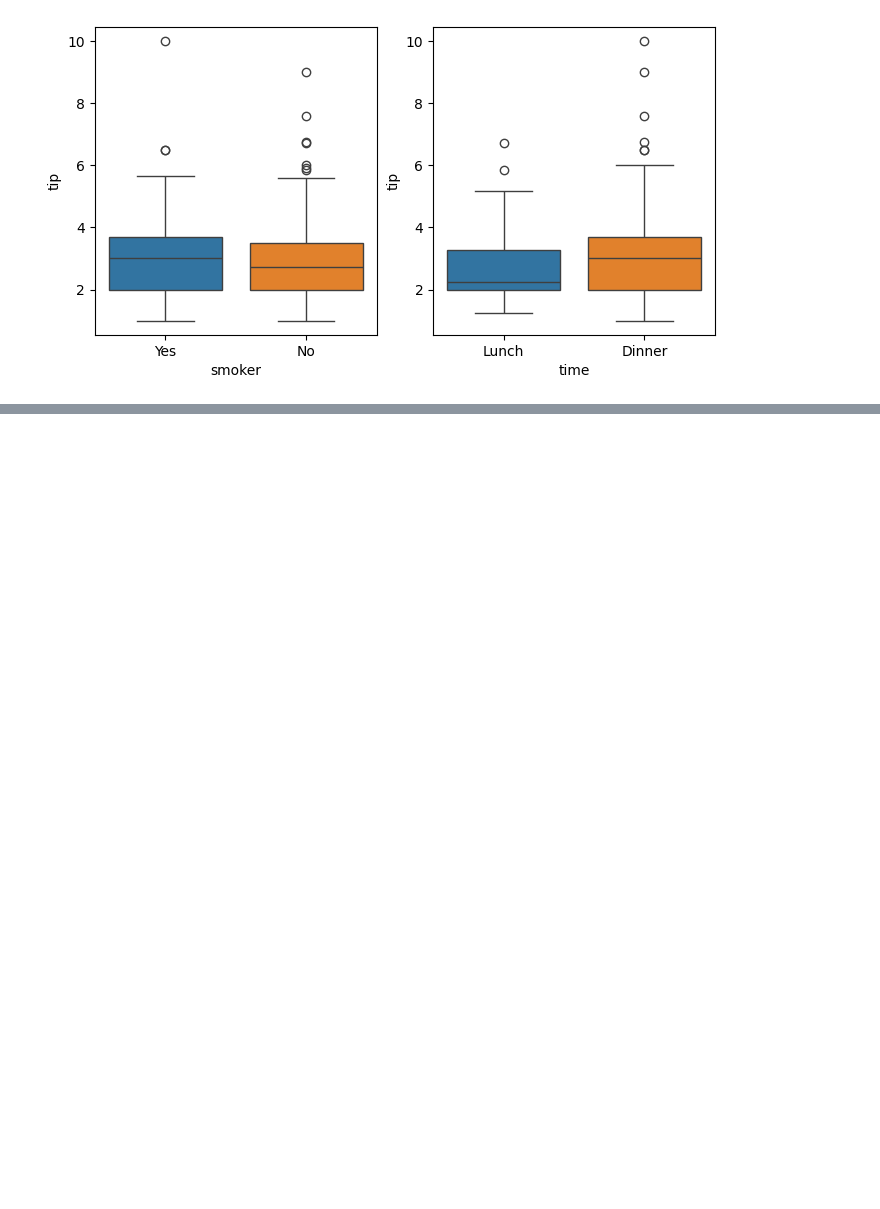
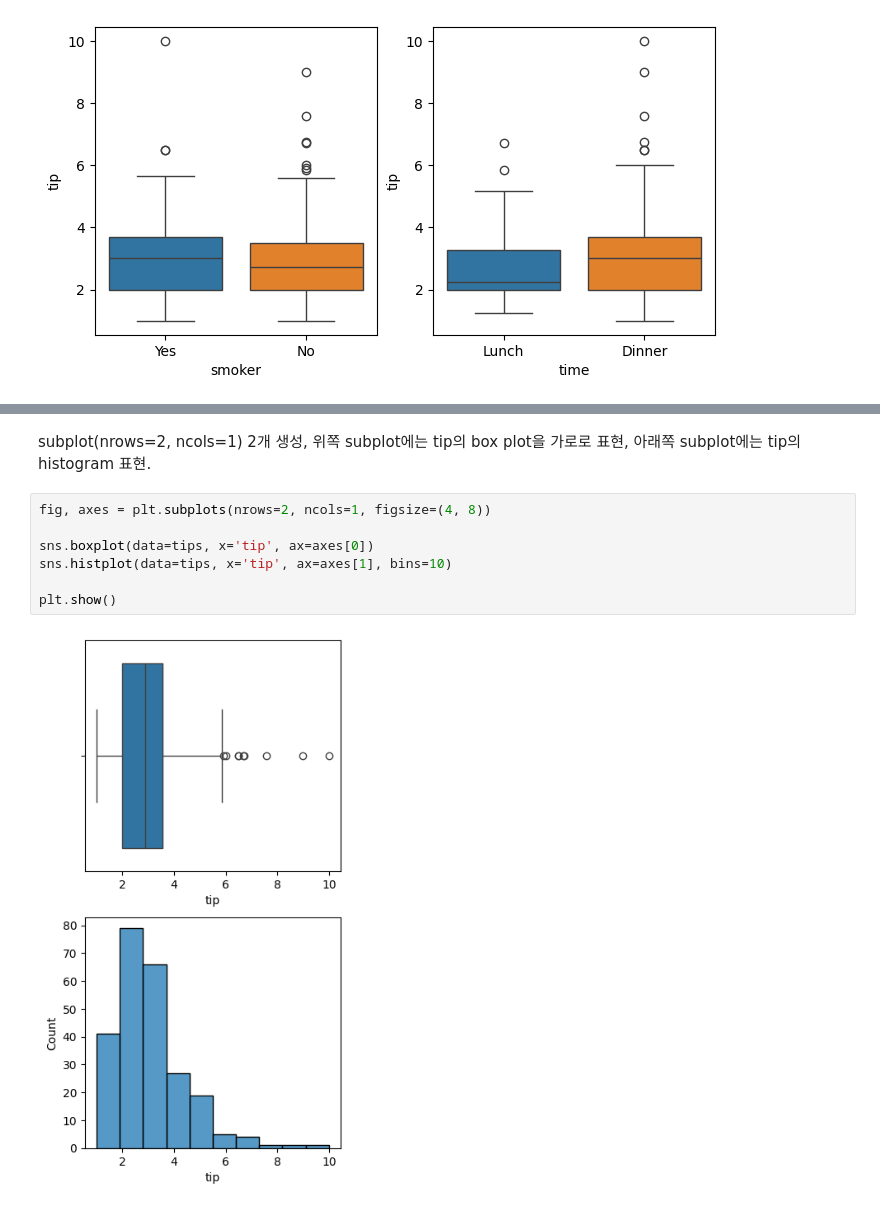
Before and after one commit to JakeOh/202504_itwill_oracle88, a Jupyter notebook: python21.ipynb, the cells around one changed output, grey strips where cells are left out. Saved outputs shown, nothing was run; the diff lists cells and outputs as text; blank space fills up the shorter version.

```diff
--- a/python21.ipynb
+++ b/python21.ipynb
@@ -87,0 +100,11 @@ plt.show()
+# %% [markdown]
+subplot(nrows=2, ncols=1) 2개 생성, 위쪽 subplot에는 tip의 box plot을 가로로 표현, 아래쪽 subplot에는 tip의 histogram 표현.
+# %%
+fig, axes = plt.subplots(nrows=2, ncols=1, figsize=(4, 8))
+
+sns.boxplot(data=tips, x='tip', ax=axes[0])
+sns.histplot(data=tips, x='tip', ax=axes[1], bins=10)
+
+plt.show()
+# %% [output]
+[figure, added]
```
Also changed, not shown: parts of 13 cells of this notebook.
